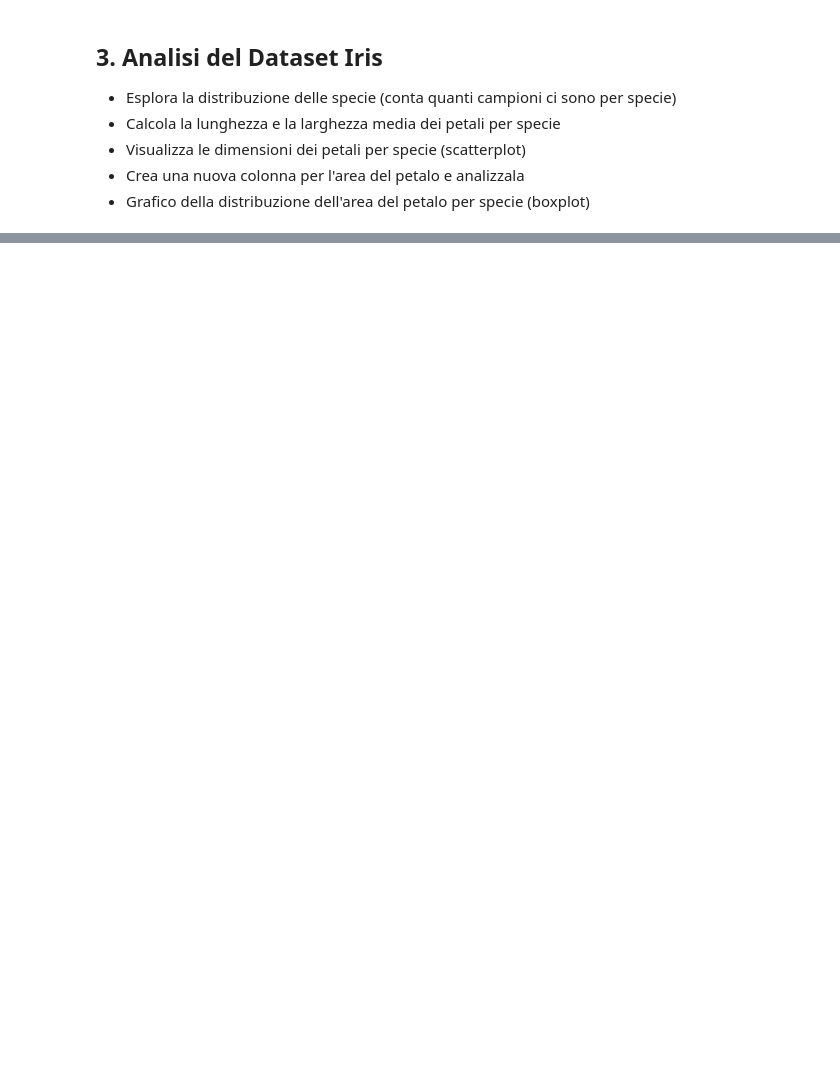
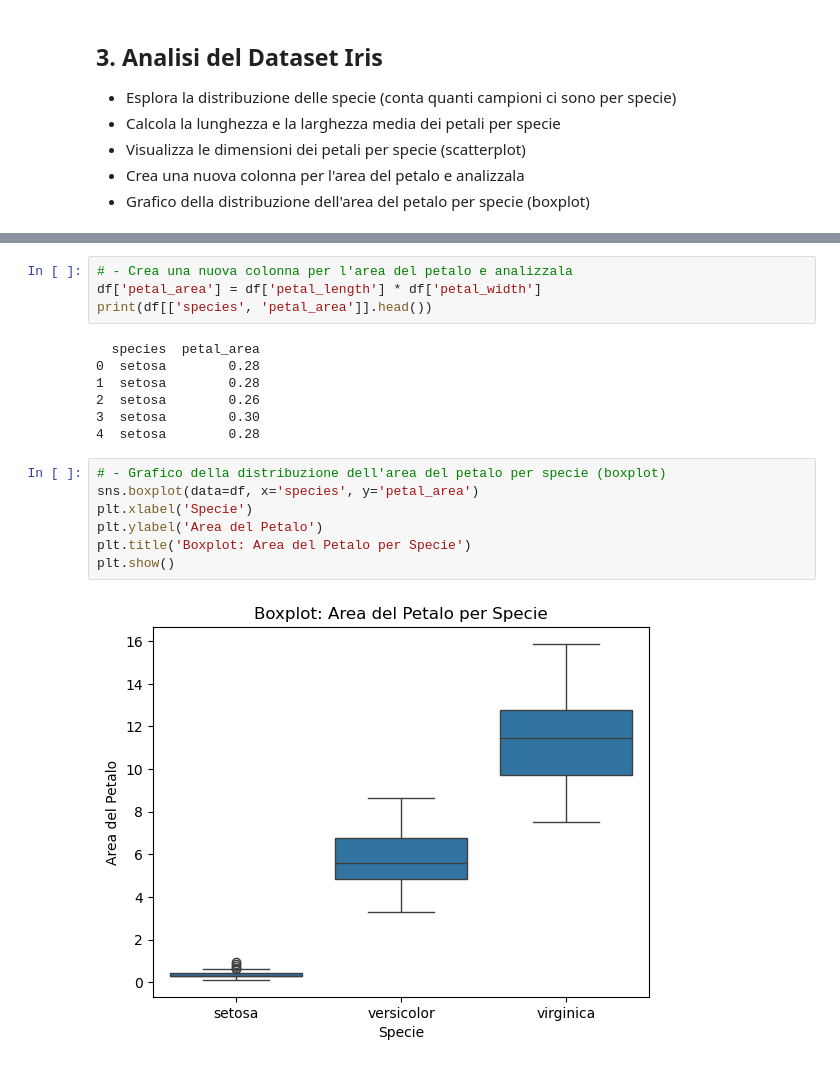
Before and after one commit to NicXVII/ProgrammingLab2, a Jupyter notebook: 4_Esercizi_lez4.ipynb, the cells around one changed output, grey strips where cells are left out. Cells and saved outputs as stored; diff of their text form; blank space fills up the shorter version.

```diff
--- a/4_Esercizi_lez4.ipynb
+++ b/4_Esercizi_lez4.ipynb
@@ -166,0 +212,20 @@ df.head()
+# %%
+# - Crea una nuova colonna per l'area del petalo e analizzala
+df['petal_area'] = df['petal_length'] * df['petal_width']
+print(df[['species', 'petal_area']].head())
+# %% [output]
+  species  petal_area
+0  setosa        0.28
+1  setosa        0.28
+2  setosa        0.26
+3  setosa        0.30
+4  setosa        0.28
+# %%
+# - Grafico della distribuzione dell'area del petalo per specie (boxplot)
+sns.boxplot(data=df, x='species', y='petal_area')
+plt.xlabel('Specie')
+plt.ylabel('Area del Petalo')
+plt.title('Boxplot: Area del Petalo per Specie')
+plt.show()
+# %% [output]
+[figure, added]
```
Also changed, not shown: parts of 6 cells of this notebook.
